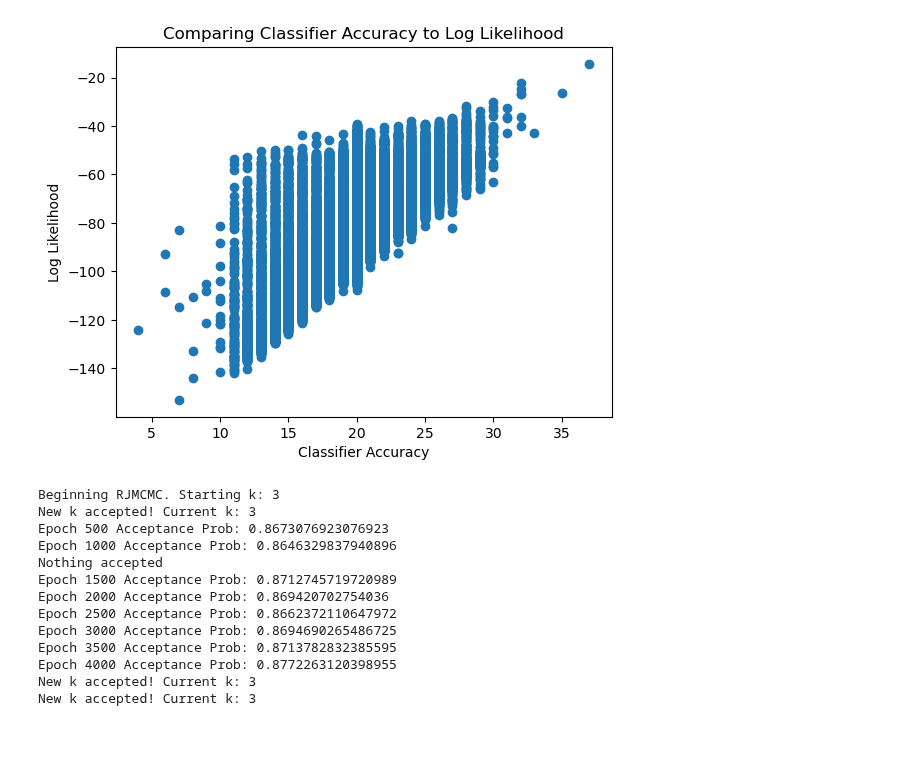
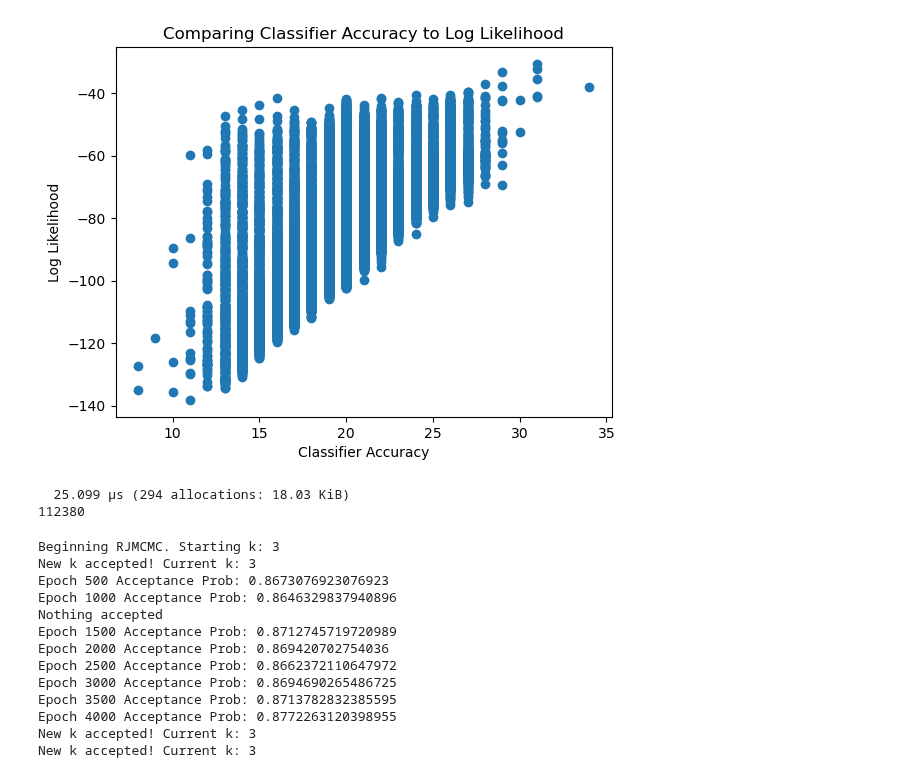
Before and after one commit to jberezow/RJMCMC, a Jupyter notebook: Thesis-MLP.ipynb, the cells around one changed output. Cells and saved outputs as stored; diff of their text form; code cells hidden in the pictures; blank space fills up the shorter version.

Commit message:
Testing GPUs on Likelihood scatter

```diff
--- a/Thesis-MLP.ipynb
+++ b/Thesis-MLP.ipynb
@@ -144,35 +147,43 @@ best_k = best_trace[:k]
 
 best_pred_y = G(data,best_Θ,best_k)
 best_pred_labels = data_labeller(best_pred_y)
 best_acc = sum([best_trace[(:y,i)] == best_pred_labels[i] for i=1:length(classes)])/length(classes)
 
-for i in 1:100000
+function likelihood(best_acc)
     (trace,) = generate(classifier, (data,), obs)
 
     Θ = trace[:Θ]
     k = trace[:k]
     pred_y = G(data,Θ,k)
     pred_labels = data_labeller(pred_y)
 
     acc = sum([classes[i] == pred_labels[i] for i=1:length(classes)])
     score = get_score(trace)/length(classes)
     if acc > best_acc
         best_score = score
         best_trace = trace
         best_acc = acc
         best_pred_labels = pred_labels
     end
     push!(scores,score)
     push!(accs,acc)
     push!(ks, k)
 end
 
+@btime for i=1:1
+    likelihood(best_acc)
+end
+
+println(length(scores))
+
 scatter(accs,scores)
 plt.title("Comparing Classifier Accuracy to Log Likelihood")
 plt.xlabel("Classifier Accuracy")
 plt.ylabel("Log Likelihood");
 # %% [output]
-[figure, old version]
+[figure, new version]
+  25.099 μs (294 allocations: 18.03 KiB)
+112380
 # %%
 traces = []
 acc = []
```
Also changed, not shown: parts of 3 cells of this notebook, 1 other file.
